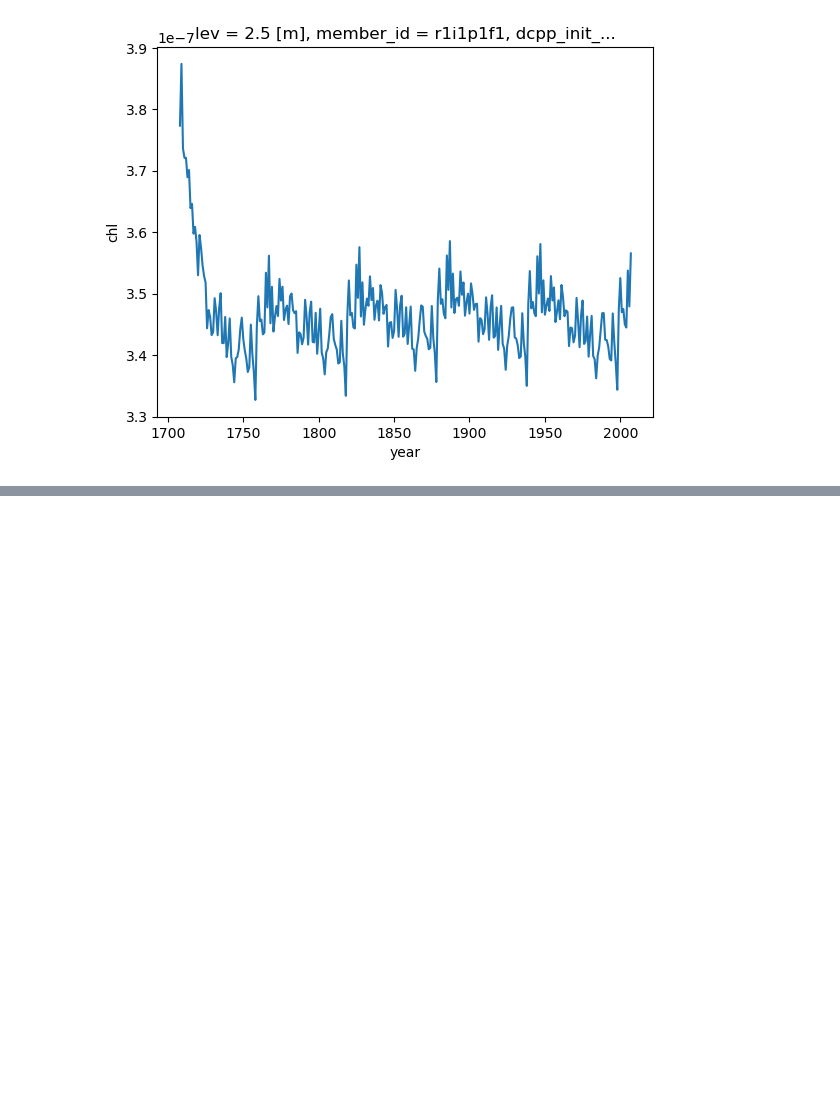
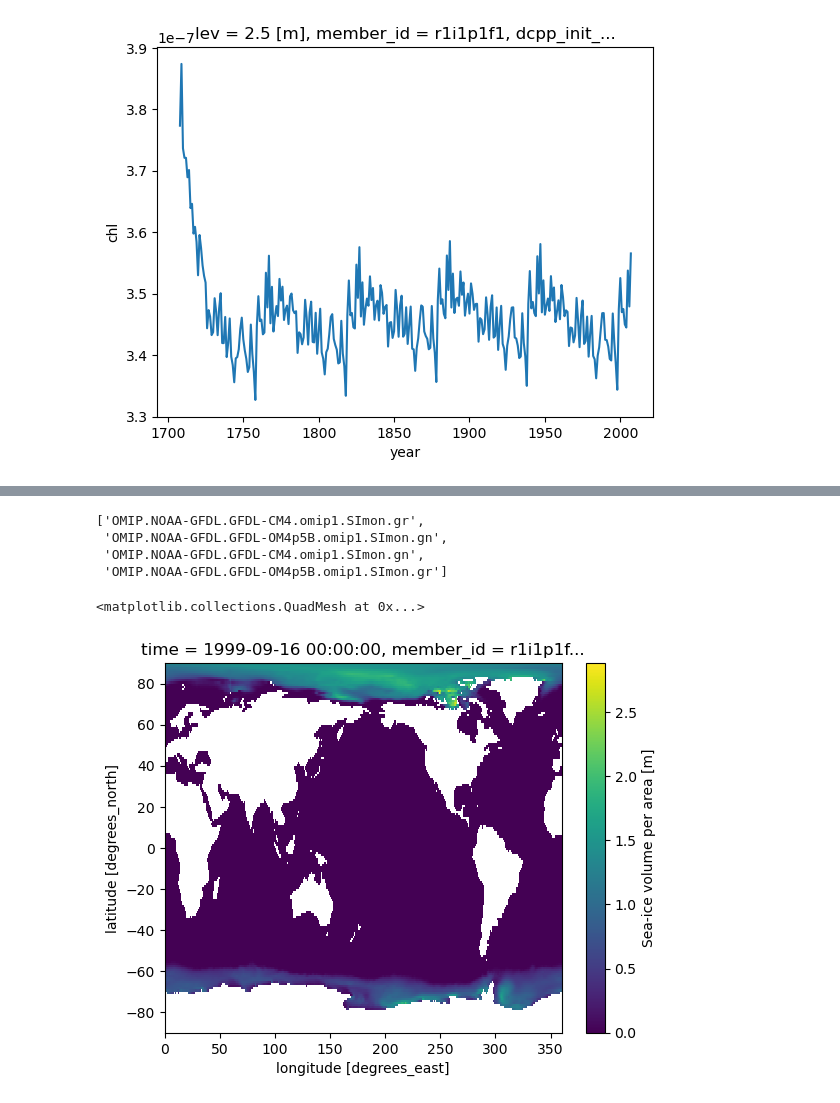
Before and after one commit to hirnas/e440-final, a Jupyter notebook: e440proj.ipynb, the cells around one changed output, grey strips where cells are left out. Saved outputs shown, nothing was run; the diff lists cells and outputs as text; code cells hidden in the pictures; blank space fills up the shorter version.

```diff
--- a/e440proj.ipynb
+++ b/e440proj.ipynb
@@ -309,0 +357,9 @@ testplotdata.plot()
+# %%
+ocat_si = ocat.search(
+    variable_id = 'sivol'
+)
+ocat_si.df
+dset_dict_si = ocat_si.to_dataset_dict(
+    xarray_open_kwargs={"consolidated": True, "decode_times": True, "use_cftime": True}
+)
+dset_dict_si
@@ -309,0 +387,13 @@ testplotdata.plot()
+# %%
+[key for key in dset_dict_si.keys()][:10]
+# %% [output]
+['OMIP.NOAA-GFDL.GFDL-CM4.omip1.SImon.gr',
+ 'OMIP.NOAA-GFDL.GFDL-OM4p5B.omip1.SImon.gn',
+ 'OMIP.NOAA-GFDL.GFDL-CM4.omip1.SImon.gn',
+ 'OMIP.NOAA-GFDL.GFDL-OM4p5B.omip1.SImon.gr']
+# %%
+dask.config.set(num_workers=20)  # Adjust based on your CPU cores
+dset_dict_si['OMIP.NOAA-GFDL.GFDL-CM4.omip1.SImon.gr'].sivol.isel(time=3500).plot()
+# %% [output]
+<matplotlib.collections.QuadMesh at 0x...>
+[figure, added]
```
Also changed, not shown: parts of 15 cells of this notebook.
